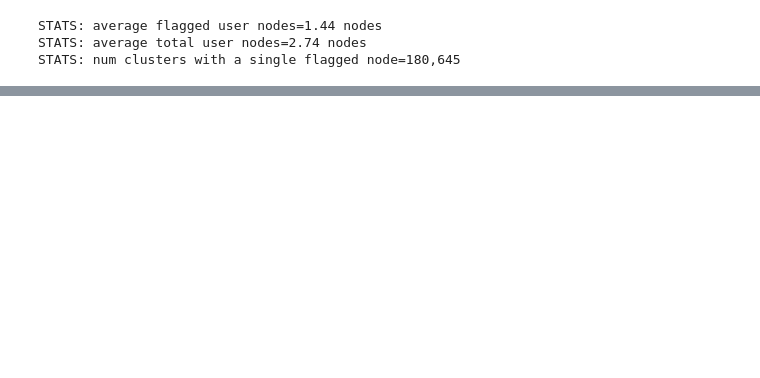
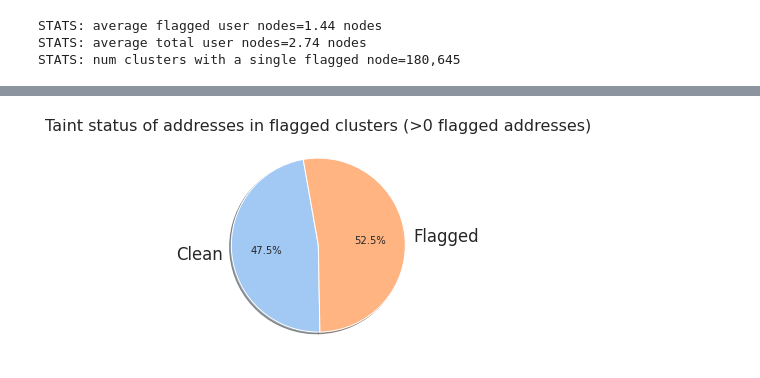
Before and after one commit to ethereum-aml-tool/indago, a Jupyter notebook: notebooks/cluster_results.ipynb, the cells around one changed output, grey strips where cells are left out. Cells and saved outputs as stored; diff of their text form; code cells hidden in the pictures; blank space fills up the shorter version.

```diff
--- a/notebooks/cluster_results.ipynb
+++ b/notebooks/cluster_results.ipynb
@@ -260,3 +276,15 @@ print(f'STATS: sum of flagged nodes={sum(flagged_counts):,}')
+# %%
+# Seaborn Pie Chart
+# Clean nodes in flagged clusters.
+data = [sum(n_unflagged), sum(flagged_counts)]
+labels = ['Clean', 'Flagged']
+colors = sns.color_palette('pastel')[0:5]
+
+plt.pie(data, labels=labels, colors=colors, autopct='%1.1f%%', shadow=True, startangle=100)
+plt.title('Taint status of addresses in flagged clusters (>0 flagged addresses)', fontsize=16)
+plt.show()
+# %% [output]
+[figure, added]
 # %%
 
 # Free up memory
```
Also changed, not shown: parts of 7 cells of this notebook, 1 other file.
